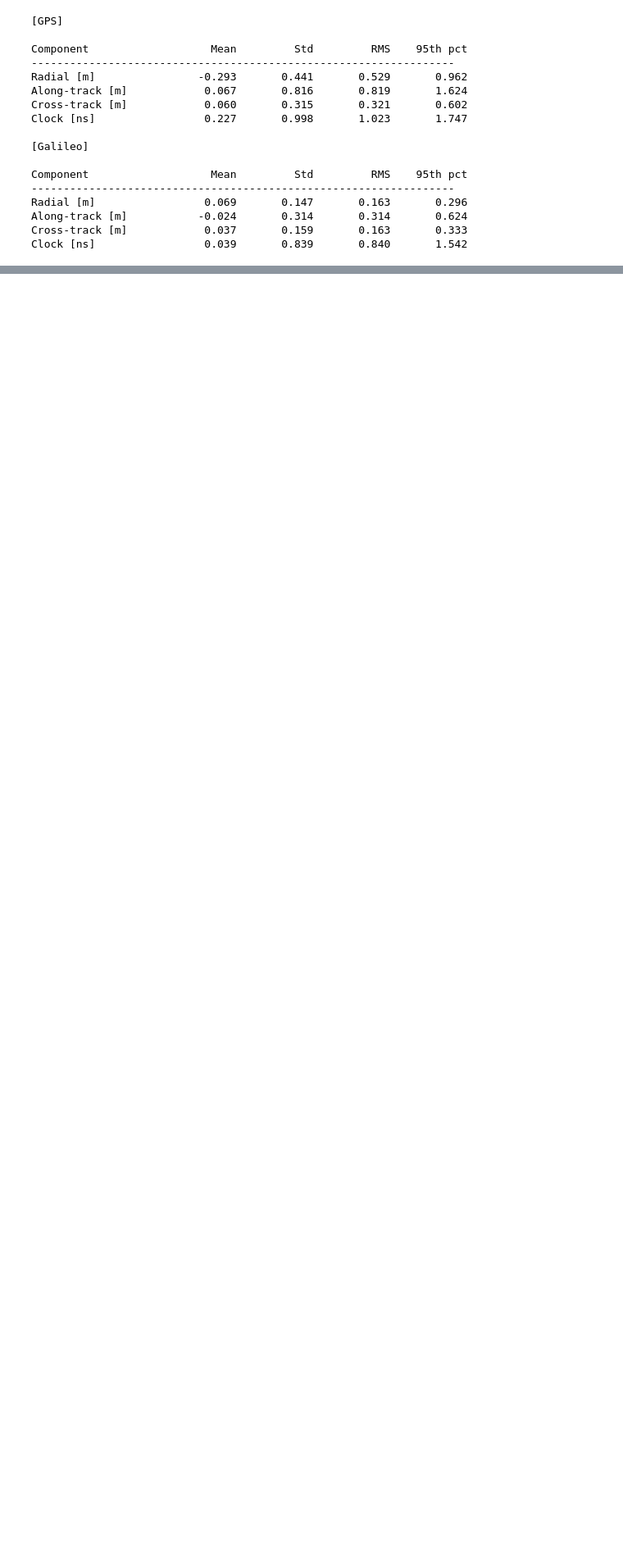
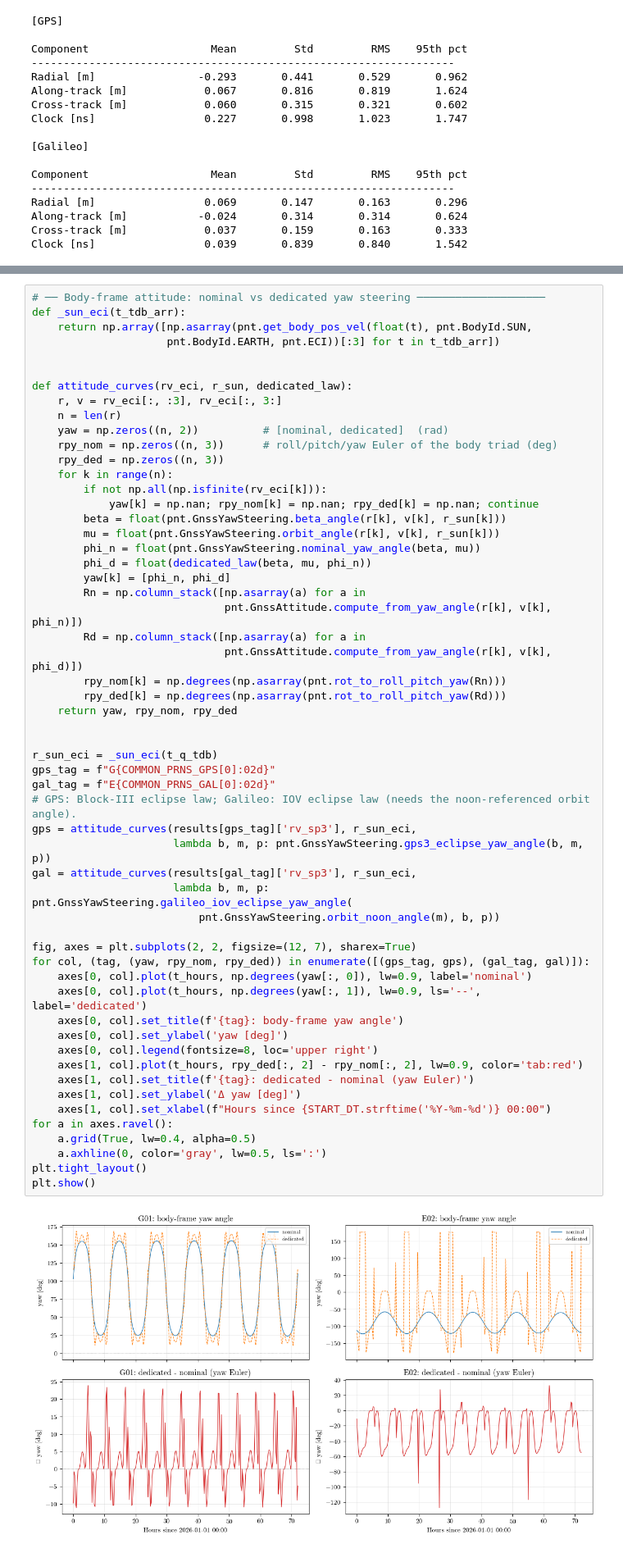
Before and after one commit to Stanford-NavLab/LuPNT, a Jupyter notebook: python/examples/ex3_gnss_interface.ipynb, the cells around one changed output, grey strips where cells are left out. Shown at 82% size. Cells and saved outputs as stored; diff of their text form; blank space fills up the shorter version.

```diff
--- a/python/examples/ex3_gnss_interface.ipynb
+++ b/python/examples/ex3_gnss_interface.ipynb
@@ -918,0 +923,58 @@ Clock [ns]                 0.039       0.839       0.840       1.542
+# %%
+# ── Body-frame attitude: nominal vs dedicated yaw steering ────────────────────
+def _sun_eci(t_tdb_arr):
+    return np.array([np.asarray(pnt.get_body_pos_vel(float(t), pnt.BodyId.SUN,
+                     pnt.BodyId.EARTH, pnt.ECI))[:3] for t in t_tdb_arr])
+
+
+def attitude_curves(rv_eci, r_sun, dedicated_law):
+    r, v = rv_eci[:, :3], rv_eci[:, 3:]
+    n = len(r)
+    yaw = np.zeros((n, 2))          # [nominal, dedicated]  (rad)
+    rpy_nom = np.zeros((n, 3))      # roll/pitch/yaw Euler of the body triad (deg)
+    rpy_ded = np.zeros((n, 3))
+    for k in range(n):
+        if not np.all(np.isfinite(rv_eci[k])):
+            yaw[k] = np.nan; rpy_nom[k] = np.nan; rpy_ded[k] = np.nan; continue
+        beta = float(pnt.GnssYawSteering.beta_angle(r[k], v[k], r_sun[k]))
+        mu = float(pnt.GnssYawSteering.orbit_angle(r[k], v[k], r_sun[k]))
+        phi_n = float(pnt.GnssYawSteering.nominal_yaw_angle(beta, mu))
+        phi_d = float(dedicated_law(beta, mu, phi_n))
+        yaw[k] = [phi_n, phi_d]
+        Rn = np.column_stack([np.asarray(a) for a in
+                              pnt.GnssAttitude.compute_from_yaw_angle(r[k], v[k], phi_n)])
+        Rd = np.column_stack([np.asarray(a) for a in
+                              pnt.GnssAttitude.compute_from_yaw_angle(r[k], v[k], phi_d)])
+        rpy_nom[k] = np.degrees(np.asarray(pnt.rot_to_roll_pitch_yaw(Rn)))
+        rpy_ded[k] = np.degrees(np.asarray(pnt.rot_to_roll_pitch_yaw(Rd)))
+    return yaw, rpy_nom, rpy_ded
+
+
+r_sun_eci = _sun_eci(t_q_tdb)
+gps_tag = f"G{COMMON_PRNS_GPS[0]:02d}"
+gal_tag = f"E{COMMON_PRNS_GAL[0]:02d}"
+# GPS: Block-III eclipse law; Galileo: IOV eclipse law (needs the noon-referenced orbit angle).
+gps = attitude_curves(results[gps_tag]['rv_sp3'], r_sun_eci,
+                      lambda b, m, p: pnt.GnssYawSteering.gps3_eclipse_yaw_angle(b, m, p))
+gal = attitude_curves(results[gal_tag]['rv_sp3'], r_sun_eci,
+                      lambda b, m, p: pnt.GnssYawSteering.galileo_iov_eclipse_yaw_angle(
+                          pnt.GnssYawSteering.orbit_noon_angle(m), b, p))
+
+fig, axes = plt.subplots(2, 2, figsize=(12, 7), sharex=True)
+for col, (tag, (yaw, rpy_nom, rpy_ded)) in enumerate([(gps_tag, gps), (gal_tag, gal)]):
+    axes[0, col].plot(t_hours, np.degrees(yaw[:, 0]), lw=0.9, label='nominal')
+    axes[0, col].plot(t_hours, np.degrees(yaw[:, 1]), lw=0.9, ls='--', label='dedicated')
+    axes[0, col].set_title(f'{tag}: body-frame yaw angle')
+    axes[0, col].set_ylabel('yaw [deg]')
+    axes[0, col].legend(fontsize=8, loc='upper right')
+    axes[1, col].plot(t_hours, rpy_ded[:, 2] - rpy_nom[:, 2], lw=0.9, color='tab:red')
+    axes[1, col].set_title(f'{tag}: dedicated - nominal (yaw Euler)')
+    axes[1, col].set_ylabel('Δ yaw [deg]')
+    axes[1, col].set_xlabel(f"Hours since {START_DT.strftime('%Y-%m-%d')} 00:00")
+for a in axes.ravel():
+    a.grid(True, lw=0.4, alpha=0.5)
+    a.axhline(0, color='gray', lw=0.5, ls=':')
+plt.tight_layout()
+plt.show()
+# %% [output]
+[figure, added]
```
Also changed, not shown: parts of 12 cells of this notebook, 6 other files.
